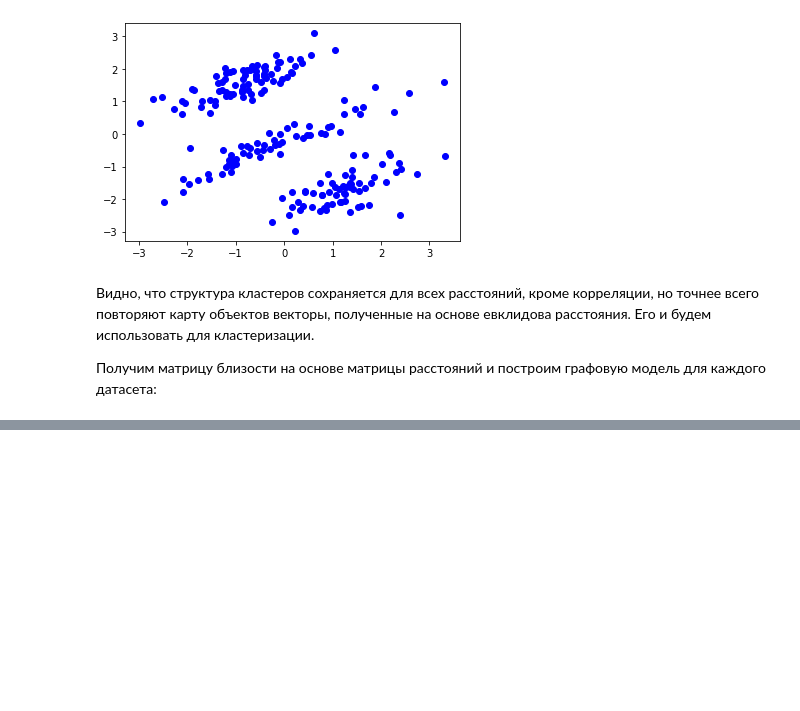
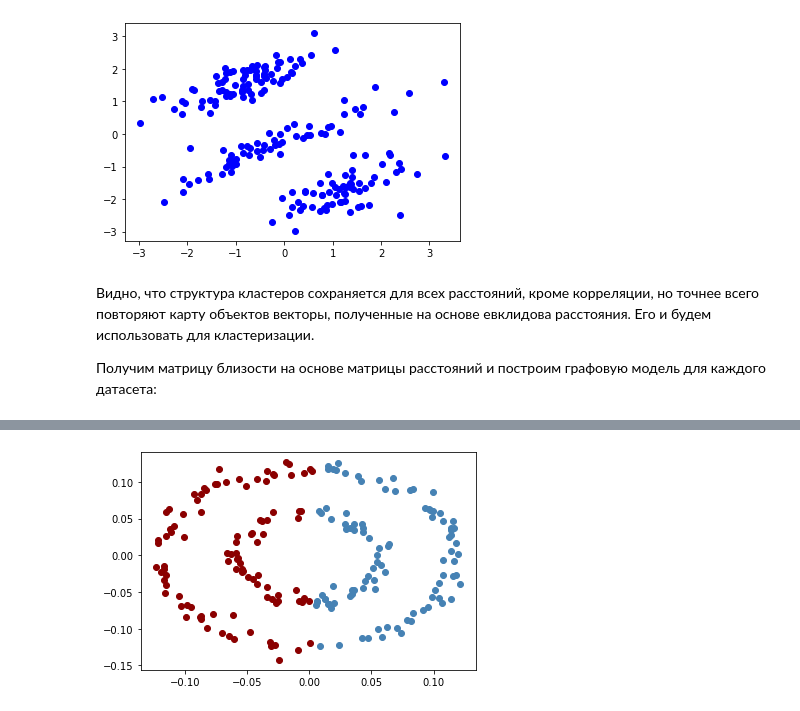
Before and after one commit to vsavkina/lab3, a Jupyter notebook: Lab3_13.ipynb, the cells around one changed output, grey strips where cells are left out. Cells and saved outputs as stored; diff of their text form; code cells hidden in the pictures; blank space fills up the shorter version.

```diff
--- a/Lab3_13.ipynb
+++ b/Lab3_13.ipynb
@@ -266,0 +292,9 @@ nx.draw_networkx(Y_graph,pos)
+# %%
+X_spectral = SpectralClustering(n_clusters=2,
+                                affinity ='precomputed',
+                                random_state=32).fit(similarity_X)
+# %%
+for i in range(len(X_spectral.labels_)):
+    plt.scatter(X_2d[:,0][i] , X_2d[:,1][i], color=color_map[X_spectral.labels_[i]])
+# %% [output]
+[figure, added]
```
Also changed, not shown: parts of 24 cells of this notebook.
